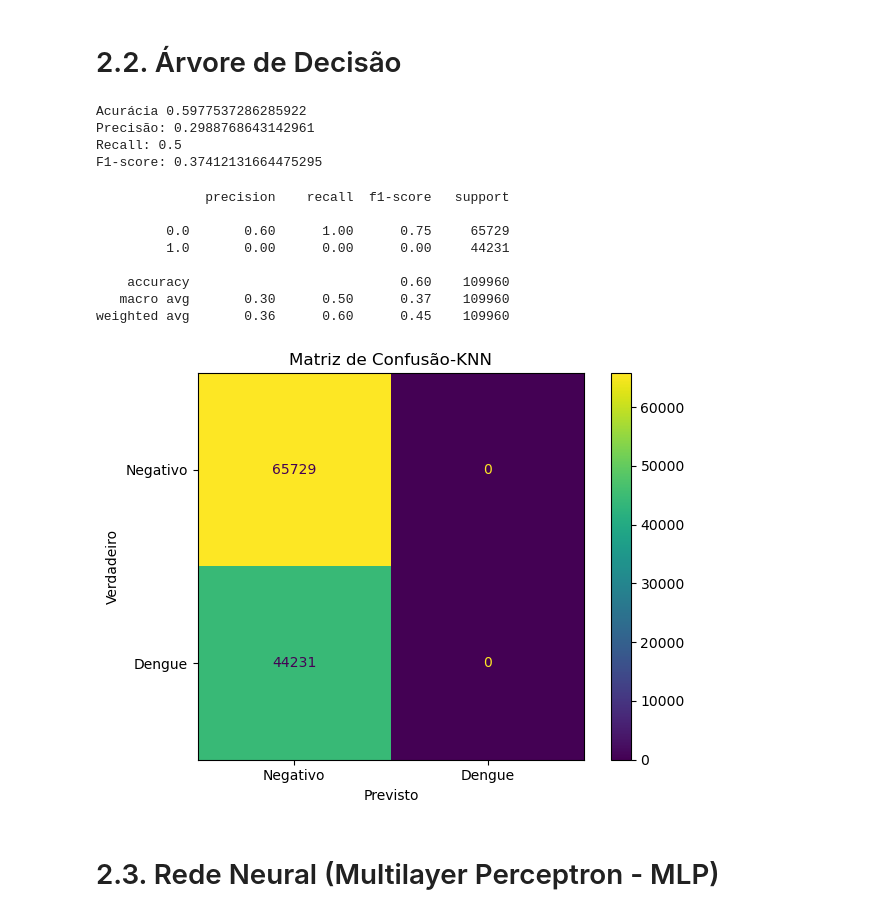
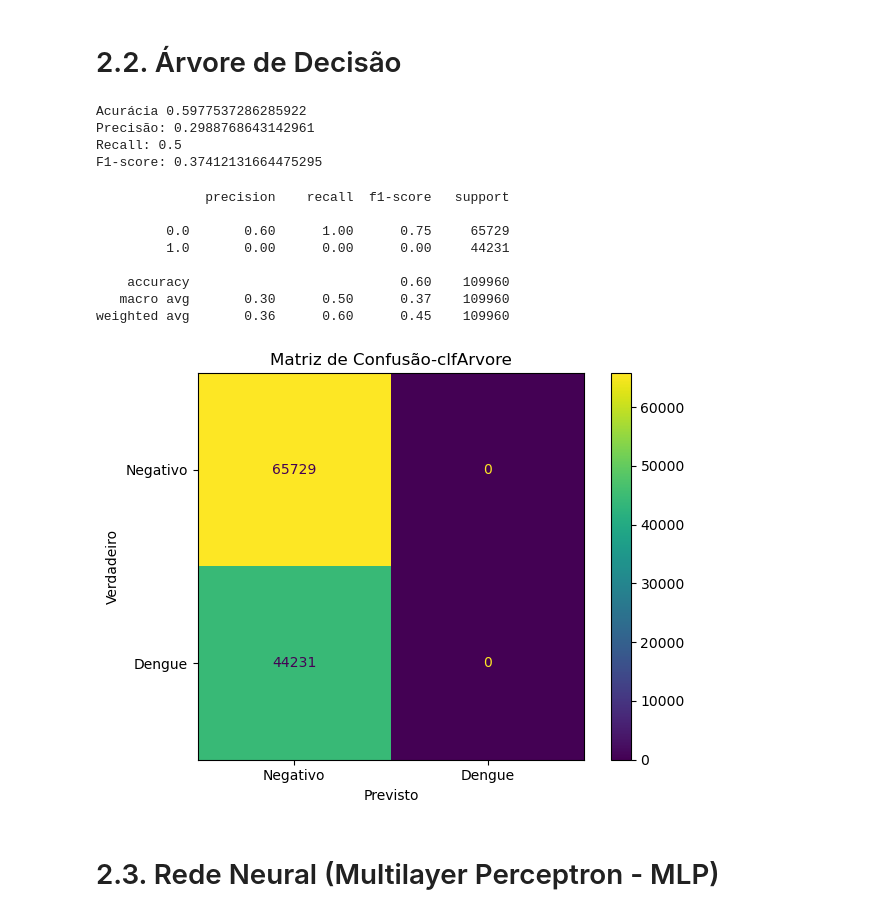
Before and after one commit to filipefreitas011/accsadml43-grupo2-etapaA, a Jupyter notebook: ADML43_Dataset_treino.ipynb, the cells around one changed output. Drawn from its saved outputs; the diff is of its cells as text; code cells hidden in the pictures.

```diff
--- a/ADML43_Dataset_treino.ipynb
+++ b/ADML43_Dataset_treino.ipynb
@@ -132,34 +132,34 @@ print("F1-score:", f1_clfArvore)
 
 # Calcula a matriz de confusão clfArvore
 cmclfArvore = confusion_matrix(y_teste, clfArvore_pred)
 
 # Define rótulos para os eixos
 labels = ['Negativo', 'Dengue']
 
 ConfusionMatrixDisplay(cmclfArvore, display_labels=labels).plot(values_format='d')
 plt.grid(False)
 
 # Adiciona eixos e title
 plt.xlabel("Previsto")
 plt.ylabel("Verdadeiro")
-plt.title("Matriz de Confusão-KNN")
+plt.title("Matriz de Confusão-clfArvore")
 plt.tight_layout()
 
 # Printando as métricas de precision, recall e f1-score
 print(classification_report(y_teste, clfArvore_pred))
 # %% [output]
 Acurácia 0.5977537286285922
 Precisão: 0.2988768643142961
 Recall: 0.5
 F1-score: 0.37412131664475295
               precision    recall  f1-score   support
 
          0.0       0.60      1.00      0.75     65729
          1.0       0.00      0.00      0.00     44231
 
     accuracy                           0.60    109960
    macro avg       0.30      0.50      0.37    109960
 weighted avg       0.36      0.60      0.45    109960
-[figure, old version]
+[figure, new version]
 # %% [markdown]
 # 2.3. Rede Neural (Multilayer Perceptron - MLP)
```
Also changed, not shown: parts of 10 cells of this notebook, 5 other files.
